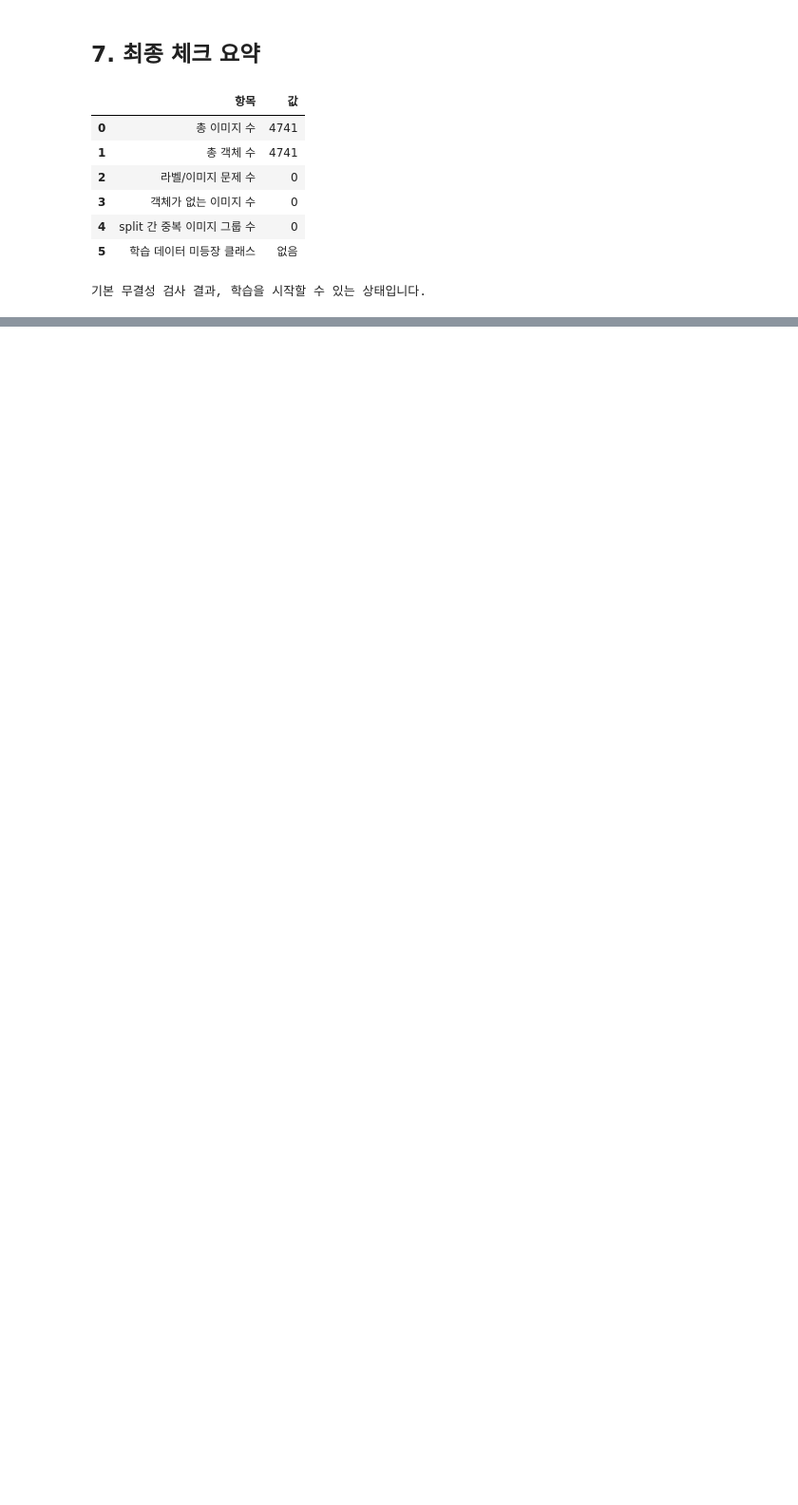
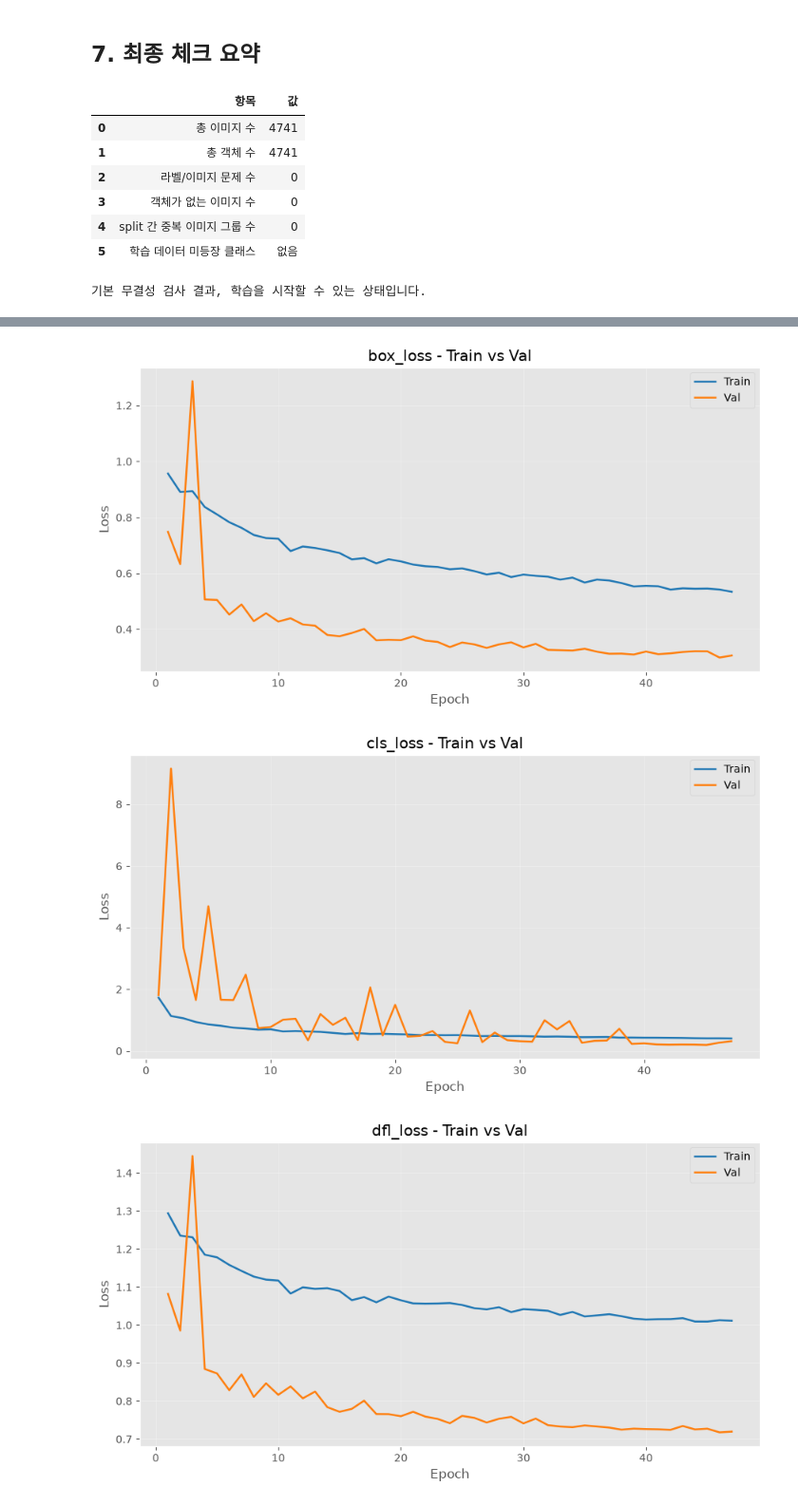
Before and after one commit to Spice7/jesture_project, a Jupyter notebook: EDA.ipynb, the cells around one changed output, grey strips where cells are left out. Shown at 95% size. Drawn from its saved outputs; the diff is of its cells as text; code cells hidden in the pictures; blank space fills up the shorter version.

```diff
--- a/EDA.ipynb
+++ b/EDA.ipynb
@@ -305,0 +308,54 @@ else:
+# %%
+from pathlib import Path
+import pandas as pd
+import matplotlib.pyplot as plt
+
+# Change this path to compare losses from another training run.
+RESULTS_CSV = Path("runs/yolo/gesture_yolov8n-3/results.csv")
+SAVE_PLOTS = True
+
+if not RESULTS_CSV.is_file():
+    raise FileNotFoundError(f"CSV not found: {RESULTS_CSV.resolve()}. Run from the project root.")
+
+loss_history = pd.read_csv(RESULTS_CSV)
+loss_history.columns = loss_history.columns.str.strip()
+loss_types = ("box_loss", "cls_loss", "dfl_loss")
+required_columns = ["epoch"] + [
+    f"{split}/{loss_type}" for loss_type in loss_types for split in ("train", "val")
+]
+missing_columns = sorted(set(required_columns) - set(loss_history.columns))
+if missing_columns:
+    raise ValueError(f"Missing CSV columns: {missing_columns}")
+loss_history[required_columns] = loss_history[required_columns].apply(pd.to_numeric, errors="raise")
+loss_history = loss_history.sort_values("epoch")
+if loss_history.empty:
+    raise ValueError("No completed epochs in results.csv yet.")
+
+plot_dir = RESULTS_CSV.parent / "loss_plots"
+if SAVE_PLOTS:
+    plot_dir.mkdir(parents=True, exist_ok=True)
+
+# Each loss gets its own figure containing both train and validation curves.
+for loss_type in loss_types:
+    fig, ax = plt.subplots(figsize=(9, 5))
+    for split, color in (("train", "tab:blue"), ("val", "tab:orange")):
+        ax.plot(
+            loss_history["epoch"], loss_history[f"{split}/{loss_type}"],
+            label=split.capitalize(), color=color, linewidth=1.8,
+        )
+    ax.set(title=f"{loss_type} - Train vs Val", xlabel="Epoch", ylabel="Loss")
+    ax.legend()
+    ax.grid(True, alpha=0.3)
+    fig.tight_layout()
+    if SAVE_PLOTS:
+        fig.savefig(plot_dir / f"{loss_type}.png", dpi=150, bbox_inches="tight")
+    plt.show()
+    plt.close(fig)
+
+print(f"Loaded {len(loss_history)} epochs from {RESULTS_CSV}")
+if SAVE_PLOTS:
+    print(f"Graphs saved to: {plot_dir.resolve()}")
+# %% [output]
+[figure, added]
+[figure, added]
+[figure, added]
```
Also changed, not shown: parts of 2 cells of this notebook, 11 other files.
